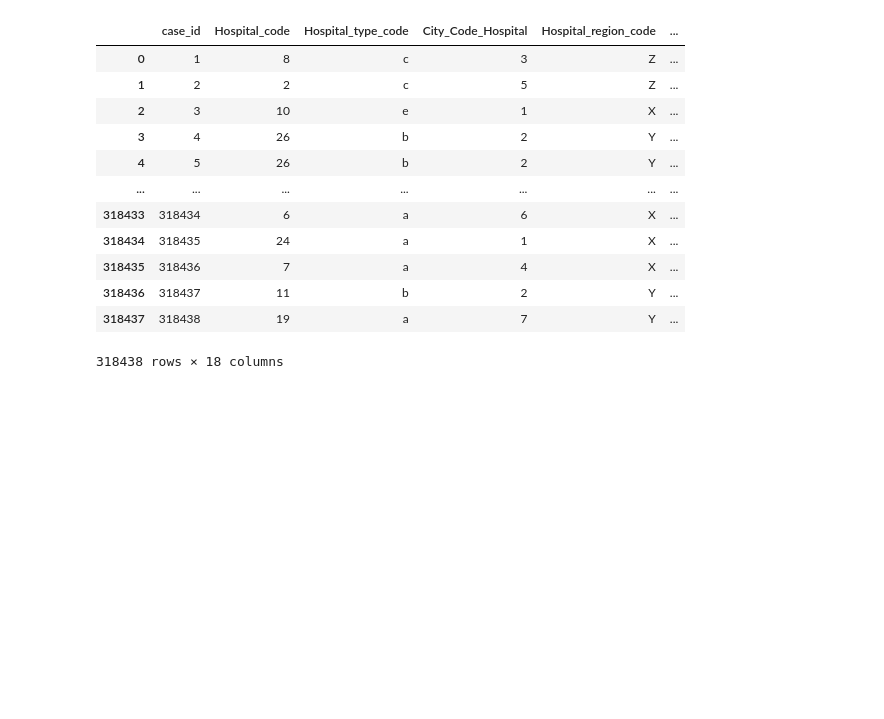
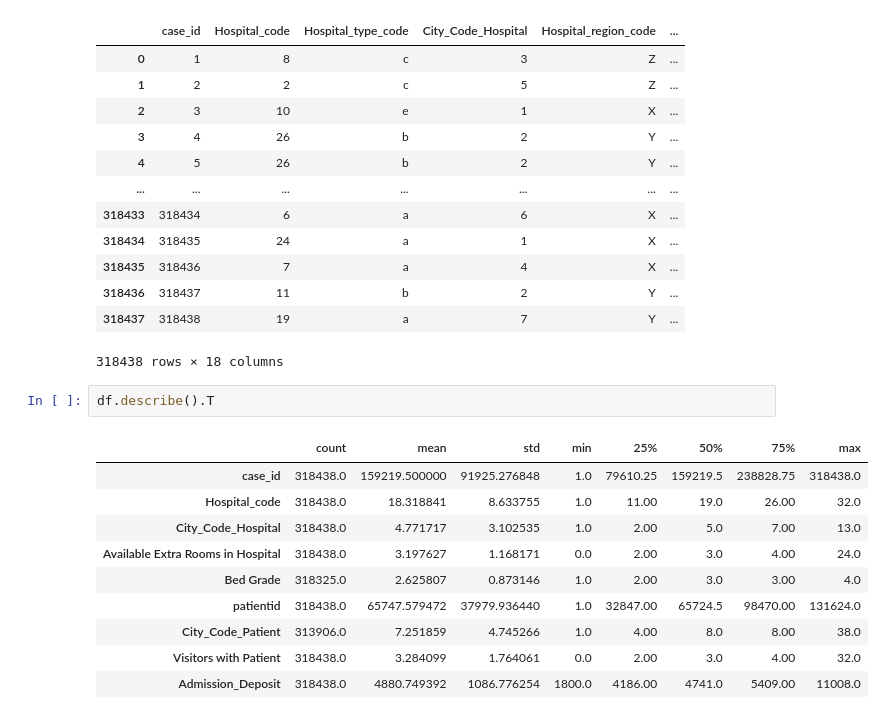
Before and after one commit to Rphabet/Imbalanced, a Jupyter notebook: EDA_and_class_definition.ipynb, the cells around one changed output. Cells and saved outputs as stored; diff of their text form; blank space fills up the shorter version.

```diff
--- a/EDA_and_class_definition.ipynb
+++ b/EDA_and_class_definition.ipynb
@@ -28,3 +30,16 @@ display(df)
 | 318436 | 318437 | 11 | b | 2 | Y | ... |
 | 318437 | 318438 | 19 | a | 7 | Y | ... |
 318438 rows × 18 columns
+# %%
+df.describe().T
+# %% [output]
+|  | count | mean | std | min | 25% | 50% | 75% | max |
+| case_id | 318438.0 | 159219.500000 | 91925.276848 | 1.0 | 79610.25 | 159219.5 | 238828.75 | 318438.0 |
+| Hospital_code | 318438.0 | 18.318841 | 8.633755 | 1.0 | 11.00 | 19.0 | 26.00 | 32.0 |
+| City_Code_Hospital | 318438.0 | 4.771717 | 3.102535 | 1.0 | 2.00 | 5.0 | 7.00 | 13.0 |
+| Available Extra Rooms in Hospital | 318438.0 | 3.197627 | 1.168171 | 0.0 | 2.00 | 3.0 | 4.00 | 24.0 |
+| Bed Grade | 318325.0 | 2.625807 | 0.873146 | 1.0 | 2.00 | 3.0 | 3.00 | 4.0 |
+| patientid | 318438.0 | 65747.579472 | 37979.936440 | 1.0 | 32847.00 | 65724.5 | 98470.00 | 131624.0 |
+| City_Code_Patient | 313906.0 | 7.251859 | 4.745266 | 1.0 | 4.00 | 8.0 | 8.00 | 38.0 |
+| Visitors with Patient | 318438.0 | 3.284099 | 1.764061 | 0.0 | 2.00 | 3.0 | 4.00 | 32.0 |
+| Admission_Deposit | 318438.0 | 4880.749392 | 1086.776254 | 1800.0 | 4186.00 | 4741.0 | 5409.00 | 11008.0 |
```
Also changed, not shown: parts of 3 cells of this notebook.
